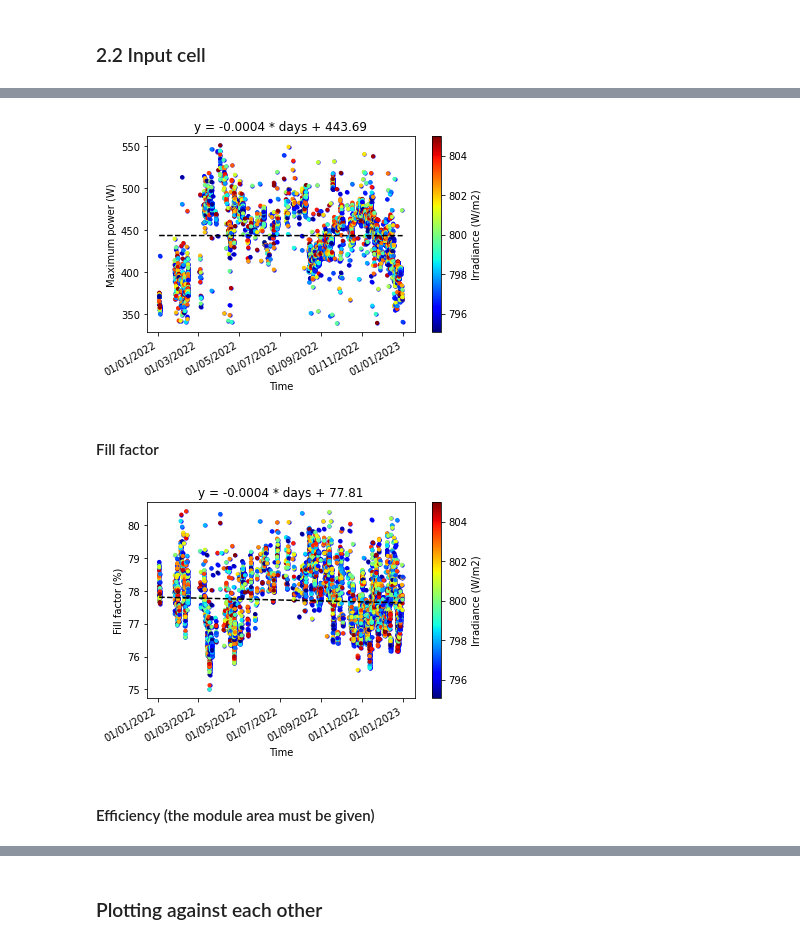
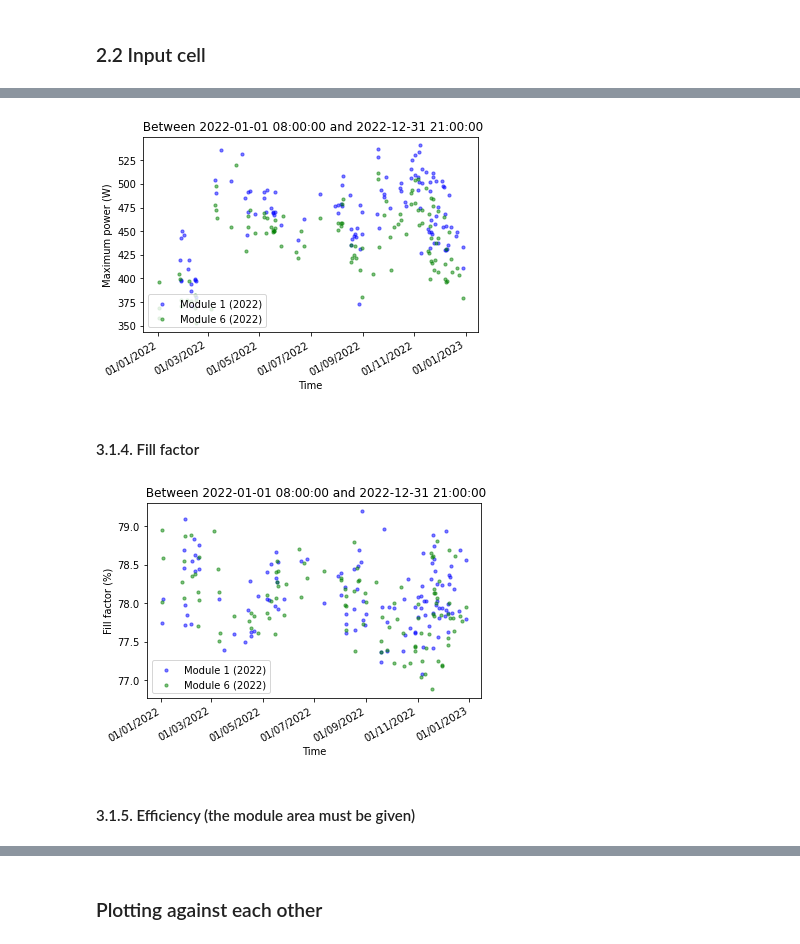
Before and after one commit to sijinwnag/Roof_module_data_processing, a Jupyter notebook: roof_module_notebook.ipynb, the cells around one changed output, grey strips where cells are left out. Saved outputs shown, nothing was run; the diff lists cells and outputs as text; code cells hidden in the pictures.

```diff
--- a/roof_module_notebook.ipynb
+++ b/roof_module_notebook.ipynb
@@ -33,10 +33,11 @@ import glob
 ### 2.2 Input cell
 # %%
 # path to read
-path = r'C:\Users\sijin wang\Desktop\research\RA\Module_data_project\data'
+# path = r'C:\Users\sijin wang\Desktop\research\RA\Module_data_project\data'
+path = r'C:\Users\sijin wang\OneDrive - UNSW\RA\Roof_module_data'
 
 # plotting time
-starting_day = '2022_1_2'
+starting_day = '2022_1_1'
 ending_day = '2022_12_31'
 starting_time = '8:00:00 AM'
 ending_time = '9:00:00 PM'
@@ -45,14 +46,14 @@ ending_time = '9:00:00 PM'
 module_number_list = [1, 6]
 
 # define the resampling parameters
-sample_length = 'second'
+sample_length = 'hour'
 percentile = 90
 
 # define the data selection parameters
 # for temperatures:
 T_central=45
-dT = 100
+dT = 5
 # for irradiance:
 Ir_central = 800
-dIr = 5
+dIr = 50
 # %% [markdown]
@@ -124,13 +180,49 @@ data1.data_ploter_with_time_multimodule(target_name='Voc', linear_fit=True, colo
 # %%
-data1.data_ploter_with_time_multimodule(target_name='Pm', linear_fit=True, color_code=True, color_name='IR_BEV', interpol=False)
+# # Ask user whether to interpolate the data
+# options = ['Yes', 'No']
+# user_option = input('Do you want the plot data to be interpolated ?')
+# while user_option not in options:
+#     print('Invalid input. Please select an option from the list.')
+#     input('Do you want the plot data to be interpolated ?')
+
+# # the interpolate only works for valid resampling
+# if data1.resample_T == 'hour' or data1.resample_T == 'day':
+#     if user_option == 'Yes':
+#         whether_inter = True
+#     else:
+#         whether_inter = False
+
+# else:
+#     whether_inter = False
+#     print('The interpolation only works for resampled by hour or day')
+whether_inter = False
+data1.data_ploter_with_time_multimodule(target_name='Pm', linear_fit=False, color_code=False, color_name='IR_BEV', interpol=whether_inter)
 # %% [output]
-[figure, old version]
+[figure, new version]
 # %% [markdown]
-#### Fill factor
+#### 3.1.4. Fill factor
 # %%
-data1.data_ploter_with_time_multimodule(target_name='FF', linear_fit=True, color_code=True, color_name='IR_BEV', interpol=False)
+# # Ask user whether to interpolate the data
+# options = ['Yes', 'No']
+# user_option = input('Do you want the plot data to be interpolated ?')
+# while user_option not in options:
+#     print('Invalid input. Please select an option from the list.')
+#     input('Do you want the plot data to be interpolated ?')
+
+# # the interpolate only works for valid resampling
+# if data1.resample_T == 'hour' or data1.resample_T == 'day':
+#     if user_option == 'Yes':
+#         whether_inter = True
+#     else:
+#         whether_inter = False
+
+# else:
+#     whether_inter = False
+#     print('The interpolation only works for resampled by hour or day')
+whether_inter = False
+data1.data_ploter_with_time_multimodule(target_name='FF', linear_fit=False, color_code=False, color_name='IR_BEV', interpol=whether_inter)
 # %% [output]
-[figure, old version]
+[figure, new version]
 # %% [markdown]
-#### Efficiency (the module area must be given)
+#### 3.1.5. Efficiency (the module area must be given)
 # %%
```
Also changed, not shown: parts of 21 cells of this notebook, 1 other file.
